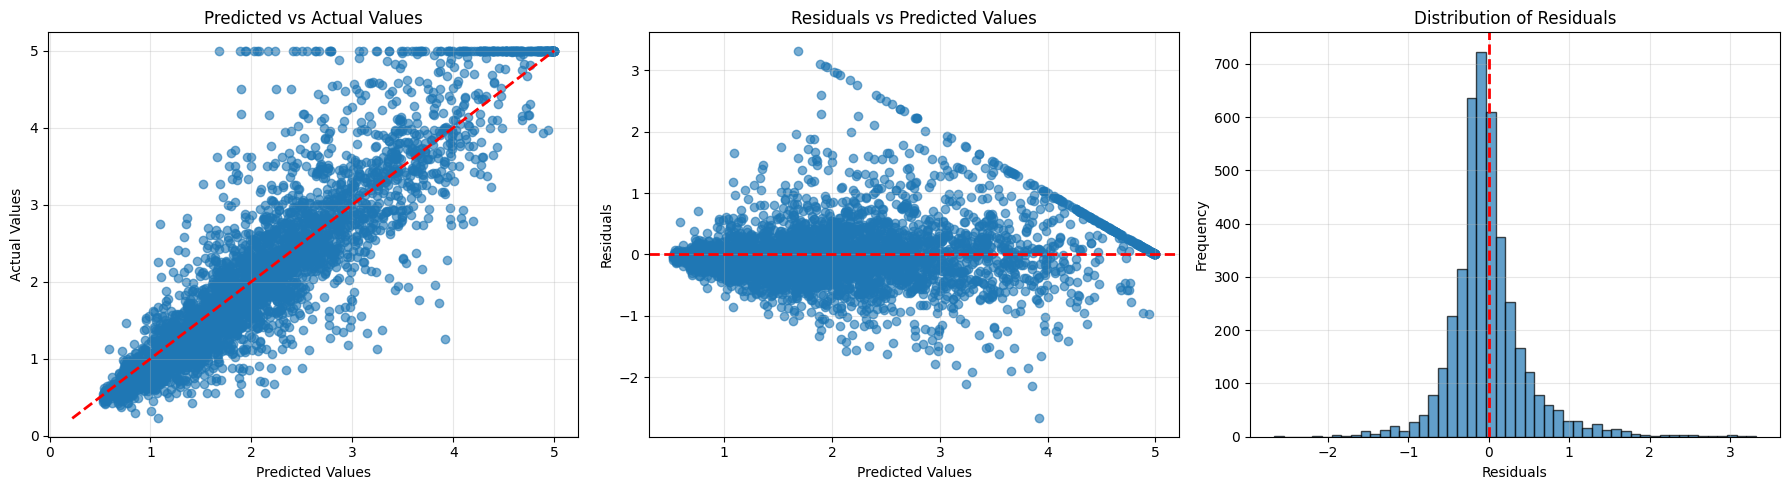
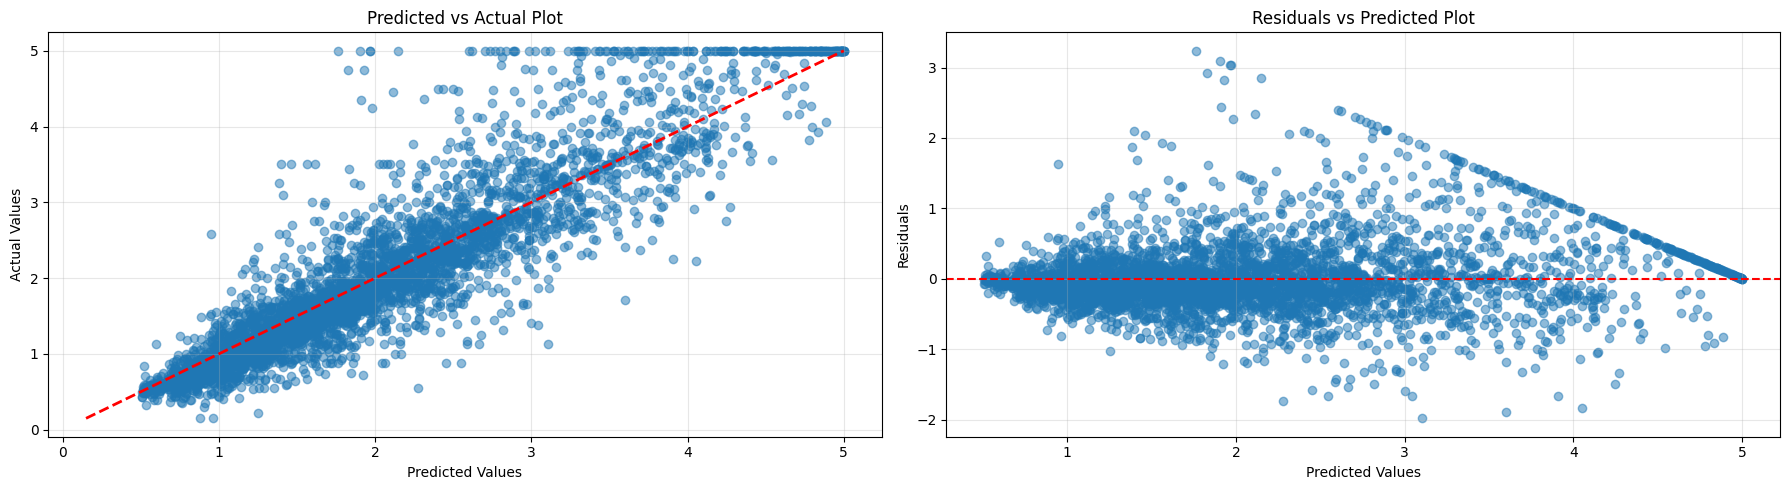
Code edit (unified diff) that turned the first committed figure into the second:
--- before
+++ after
@@ -2,37 +2,28 @@
     residuals = y_true - y_pred
     
-    fig, axes = plt.subplots(1, 3, figsize=(18, 5))
+    fig, axes = plt.subplots(1, 2, figsize=(18, 5))
     
-    axes[0].scatter(y_pred, y_true, alpha=0.6)
+    axes[0].scatter(y_pred, y_true, alpha=0.5)
     axes[0].plot([y_true.min(), y_true.max()], [y_true.min(), y_true.max()], 'r--', lw=2)
     axes[0].set_xlabel('Predicted Values')
     axes[0].set_ylabel('Actual Values')
-    axes[0].set_title('Predicted vs Actual Values')
+    axes[0].set_title('Predicted vs Actual Plot')
     axes[0].grid(True, alpha=0.3)
     
-    axes[1].scatter(y_pred, residuals, alpha=0.6)
-    axes[1].axhline(y=0, color='r', linestyle='--', lw=2)
+    axes[1].scatter(y_pred, residuals, alpha=0.5)
+    axes[1].axhline(y=0, color='r', linestyle='--')
     axes[1].set_xlabel('Predicted Values')
     axes[1].set_ylabel('Residuals')
-    axes[1].set_title('Residuals vs Predicted Values')
+    axes[1].set_title('Residuals vs Predicted Plot')
     axes[1].grid(True, alpha=0.3)
-    
-    axes[2].hist(residuals, bins=50, alpha=0.7, edgecolor='black')
-    axes[2].axvline(x=0, color='r', linestyle='--', lw=2)
-    axes[2].set_xlabel('Residuals')
-    axes[2].set_ylabel('Frequency')
-    axes[2].set_title('Distribution of Residuals')
-    axes[2].grid(True, alpha=0.3)
     
     plt.tight_layout()
     plt.show()
     
-    print("="*50)
-    print("АНАЛИЗ ОСТАТКОВ")
-    print("="*50)
-    print(f"Среднее остатков: {residuals.mean():.6f}")
-    print(f"Стандартное отклонение остатков: {residuals.std():.6f}")
-    print(f"Минимальный остаток: {residuals.min():.6f}")
-    print(f"Максимальный остаток: {residuals.max():.6f}")
+    print("СТАТИСТИКА ОСТАТКОВ:")
+    print(f"Среднее остатков: {residuals.mean():.4f}")
+    print(f"Стандартное отклонение остатков: {residuals.std():.4f}")
+    print(f"Минимальный остаток: {residuals.min():.4f}")
+    print(f"Максимальный остаток: {residuals.max():.4f}")
 
 plot_residuals(y_test, y_pred)

Commit: lab1_practicum